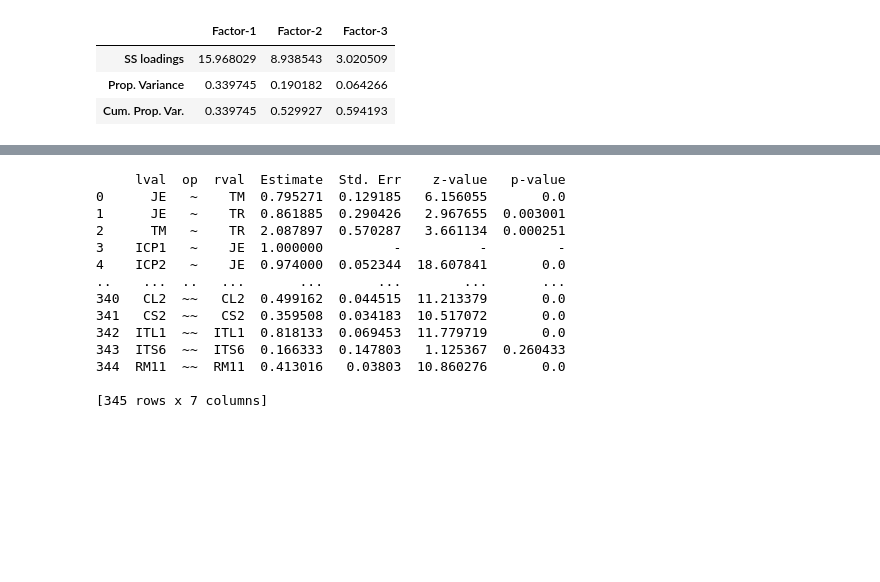
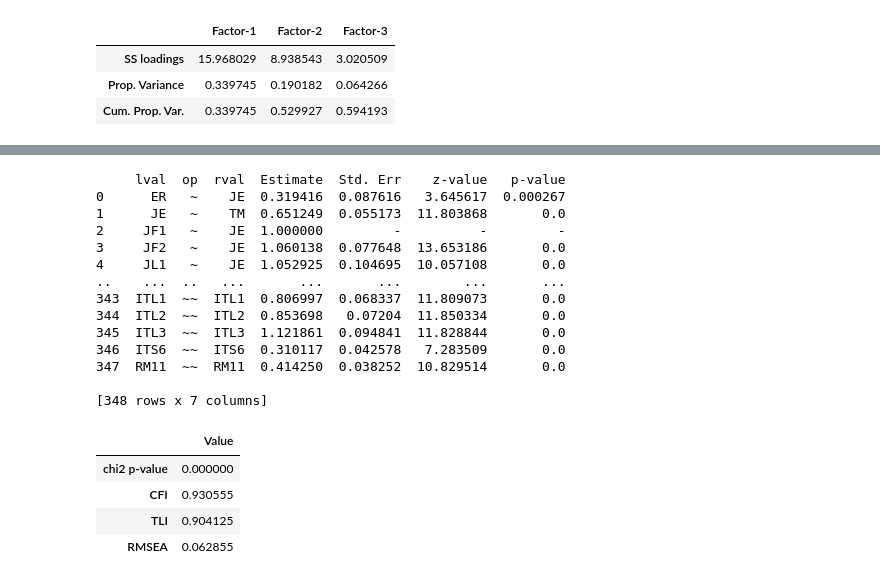
Before and after one commit to pjcroxas/Talent-Retention-in-Railway-Workforce, a Jupyter notebook: Talent_Retention_in_Railway_Workforce.ipynb, the cells around one changed output, grey strips where cells are left out. Drawn from its saved outputs; the diff is of its cells as text; code cells hidden in the pictures; blank space fills up the shorter version.

```diff
--- a/Talent_Retention_in_Railway_Workforce.ipynb
+++ b/Talent_Retention_in_Railway_Workforce.ipynb
@@ -272,23 +235,24 @@ sem_features = tr_fa[rel_cols]
 # %%
-import semopy
-# Define the model
-sem_model = semopy.Model(model_spec)
+# Create a model
+ER_sem_model = Model(model_specs)
+
 #Fit the model
-sem_model.fit(sem_features)
+ER_sem_model.fit(tr_fa)
+
 # Inspect the results
-print(sem_model.inspect())
+print(ER_sem_model.inspect())
 # %% [output]
      lval  op  rval  Estimate  Std. Err    z-value   p-value
-0      JE   ~    TM  0.795271  0.129185   6.156055       0.0
-1      JE   ~    TR  0.861885  0.290426   2.967655  0.003001
-2      TM   ~    TR  2.087897  0.570287   3.661134  0.000251
-3    ICP1   ~    JE  1.000000         -          -         -
-4    ICP2   ~    JE  0.974000  0.052344  18.607841       0.0
+0      ER   ~    JE  0.319416  0.087616   3.645617  0.000267
+1      JE   ~    TM  0.651249  0.055173  11.803868       0.0
+2     JF1   ~    JE  1.000000         -          -         -
+3     JF2   ~    JE  1.060138  0.077648  13.653186       0.0
+4     JL1   ~    JE  1.052925  0.104695  10.057108       0.0
 ..    ...  ..   ...       ...       ...        ...       ...
-340   CL2  ~~   CL2  0.499162  0.044515  11.213379       0.0
-341   CS2  ~~   CS2  0.359508  0.034183  10.517072       0.0
-342  ITL1  ~~  ITL1  0.818133  0.069453  11.779719       0.0
-343  ITS6  ~~  ITS6  0.166333  0.147803   1.125367  0.260433
-344  RM11  ~~  RM11  0.413016   0.03803  10.860276       0.0
+343  ITL1  ~~  ITL1  0.806997  0.068337  11.809073       0.0
+344  ITL2  ~~  ITL2  0.853698   0.07204  11.850334       0.0
+345  ITL3  ~~  ITL3  1.121861  0.094841  11.828844       0.0
+346  ITS6  ~~  ITS6  0.310117  0.042578   7.283509       0.0
+347  RM11  ~~  RM11  0.414250  0.038252  10.829514       0.0
 
-[345 rows x 7 columns]
+[348 rows x 7 columns]
@@ -304,0 +259,9 @@ tr_sem_model_significant
+# %%
+ER_stats = calc_stats(ER_sem_model)
+pd.DataFrame(ER_stats)[['chi2 p-value', 'CFI', 'TLI', 'RMSEA']].T
+# %% [output]
+|  | Value |
+| chi2 p-value | 0.000000 |
+| CFI | 0.930555 |
+| TLI | 0.904125 |
+| RMSEA | 0.062855 |
```
Also changed, not shown: parts of 34 cells of this notebook.
